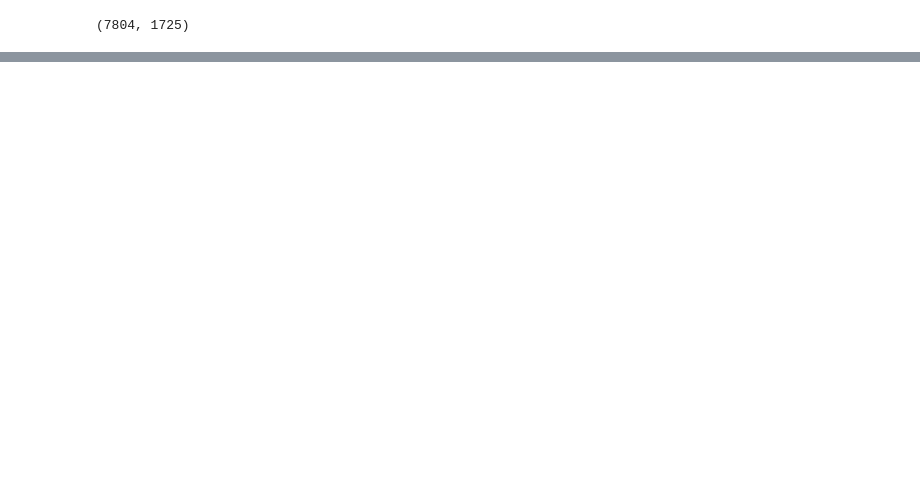
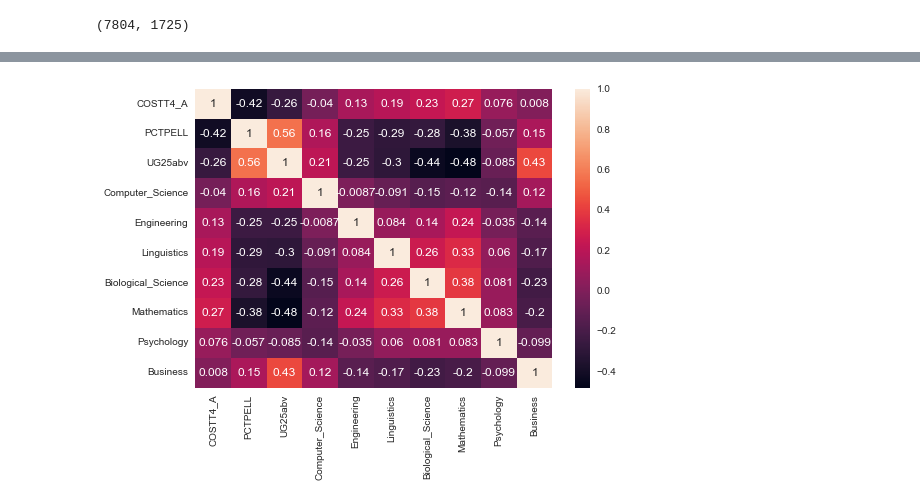
Before and after one commit to acastrillonv/Trabajo-1-TAE, a Jupyter notebook: TrabajoTAE.ipynb, the cells around one changed output, grey strips where cells are left out. Cells and saved outputs as stored; diff of their text form; code cells hidden in the pictures; blank space fills up the shorter version.

```diff
--- a/TrabajoTAE.ipynb
+++ b/TrabajoTAE.ipynb
@@ -77,4 +77,4 @@ data.describe()
 # %%
-universidad=data[data['INSTNM'].str.contains('niversity')]
+university=data[data['INSTNM'].str.contains('niversity')]
 college=data[data['INSTNM'].str.contains('ollege')]
 institution=data[data['INSTNM'].str.contains('nstitu') ]
@@ -116,0 +81,11 @@ institution.describe()
+# %%
+university=university.drop(['INSTNM',"CONTROL"],axis=1)
+college=college.drop(['INSTNM',"CONTROL"],axis=1)
+institution=institution.drop(['INSTNM',"CONTROL"],axis=1)
+# %%
+# copy the data
+norm_university = university.copy()
+
+# apply normalization techniques
+column = 'COSTT4_A'
+norm_university[column] = MinMaxScaler().fit_transform(np.array(norm_university[column]).reshape(-1,1))
@@ -116,0 +106,6 @@ institution.describe()
+# %%
+UnicorrMatrix = norm_university.corr()
+sb.heatmap(UnicorrMatrix, annot=True)
+plt.show()
+# %% [output]
+[figure, added]
```
Also changed, not shown: parts of 23 cells of this notebook.
